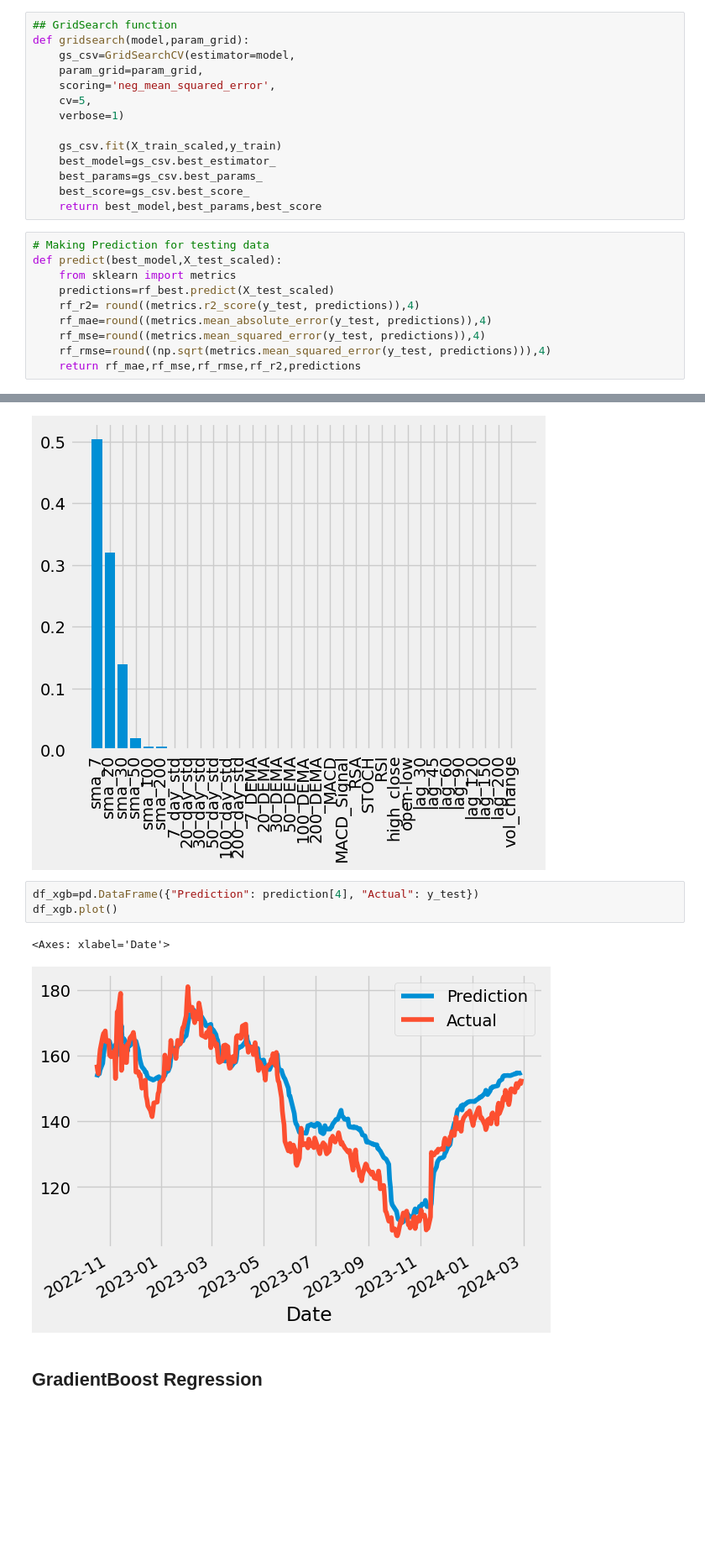
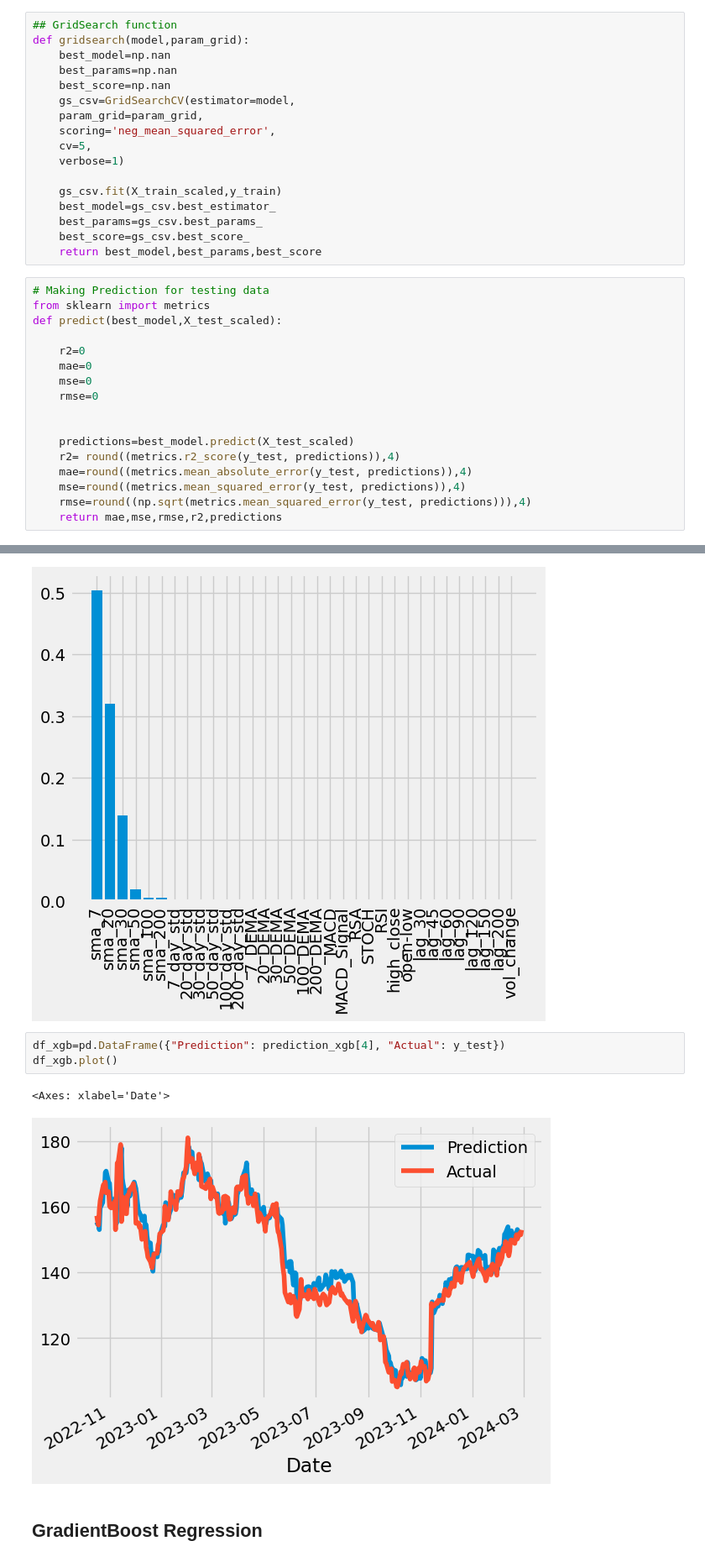
Before and after one commit to TDanner7/Stock_Price_Modeling, a Jupyter notebook: stock_price_tech.ipynb, the cells around one changed output, grey strips where cells are left out. Shown at 84% size. Saved outputs shown, nothing was run; the diff lists cells and outputs as text; blank space fills up the shorter version.

```diff
--- a/stock_price_tech.ipynb
+++ b/stock_price_tech.ipynb
@@ -294,6 +296,9 @@ array([[ 0.86096626,  0.88881158,  0.98182413, ...,  2.10270531,
 # %%
 ## GridSearch function
 def gridsearch(model,param_grid):
+    best_model=np.nan
+    best_params=np.nan
+    best_score=np.nan
     gs_csv=GridSearchCV(estimator=model,
     param_grid=param_grid,
     scoring='neg_mean_squared_error',
@@ -307,14 +312,21 @@ def gridsearch(model,param_grid):
     return best_model,best_params,best_score
 # %%
 # Making Prediction for testing data
+from sklearn import metrics
 def predict(best_model,X_test_scaled):
-    from sklearn import metrics
-    predictions=rf_best.predict(X_test_scaled)
-    rf_r2= round((metrics.r2_score(y_test, predictions)),4)
-    rf_mae=round((metrics.mean_absolute_error(y_test, predictions)),4)
-    rf_mse=round((metrics.mean_squared_error(y_test, predictions)),4)
-    rf_rmse=round((np.sqrt(metrics.mean_squared_error(y_test, predictions))),4)
-    return rf_mae,rf_mse,rf_rmse,rf_r2,predictions
+
+    r2=0
+    mae=0
+    mse=0
+    rmse=0
+
+
+    predictions=best_model.predict(X_test_scaled)
+    r2= round((metrics.r2_score(y_test, predictions)),4)
+    mae=round((metrics.mean_absolute_error(y_test, predictions)),4)
+    mse=round((metrics.mean_squared_error(y_test, predictions)),4)
+    rmse=round((np.sqrt(metrics.mean_squared_error(y_test, predictions))),4)
+    return mae,mse,rmse,r2,predictions
 # %%
 def feature_imp(best_model):
     importances = best_model.feature_importances_
@@ -424,11 +436,11 @@ plt.show()
 # %% [output]
 [figure]
 # %%
-df_xgb=pd.DataFrame({"Prediction": prediction[4], "Actual": y_test})
+df_xgb=pd.DataFrame({"Prediction": prediction_xgb[4], "Actual": y_test})
 df_xgb.plot()
 # %% [output]
 <Axes: xlabel='Date'>
-[figure, old version]
+[figure, new version]
 # %% [markdown]
 ## GradientBoost Regression
 # %%
```
Also changed, not shown: parts of 28 cells of this notebook.
